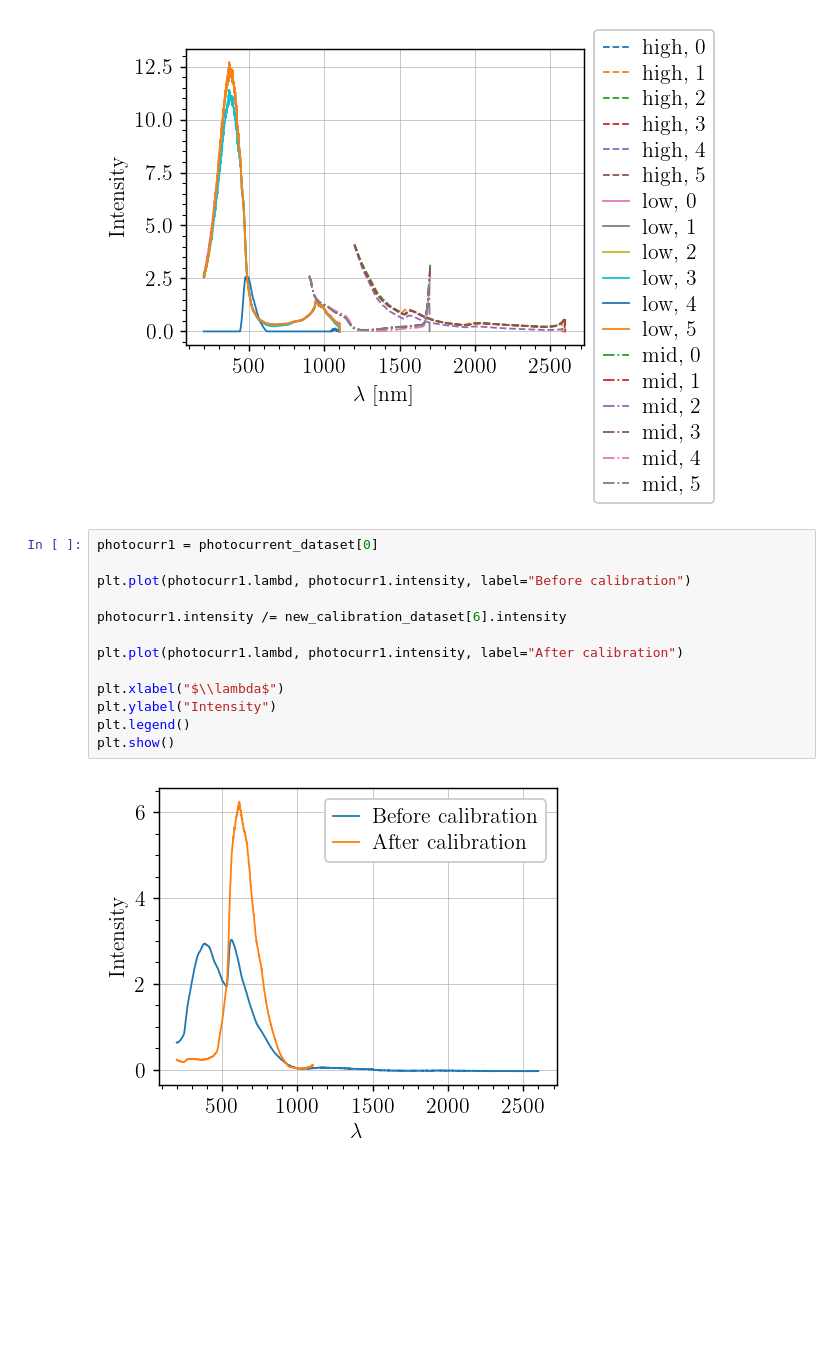
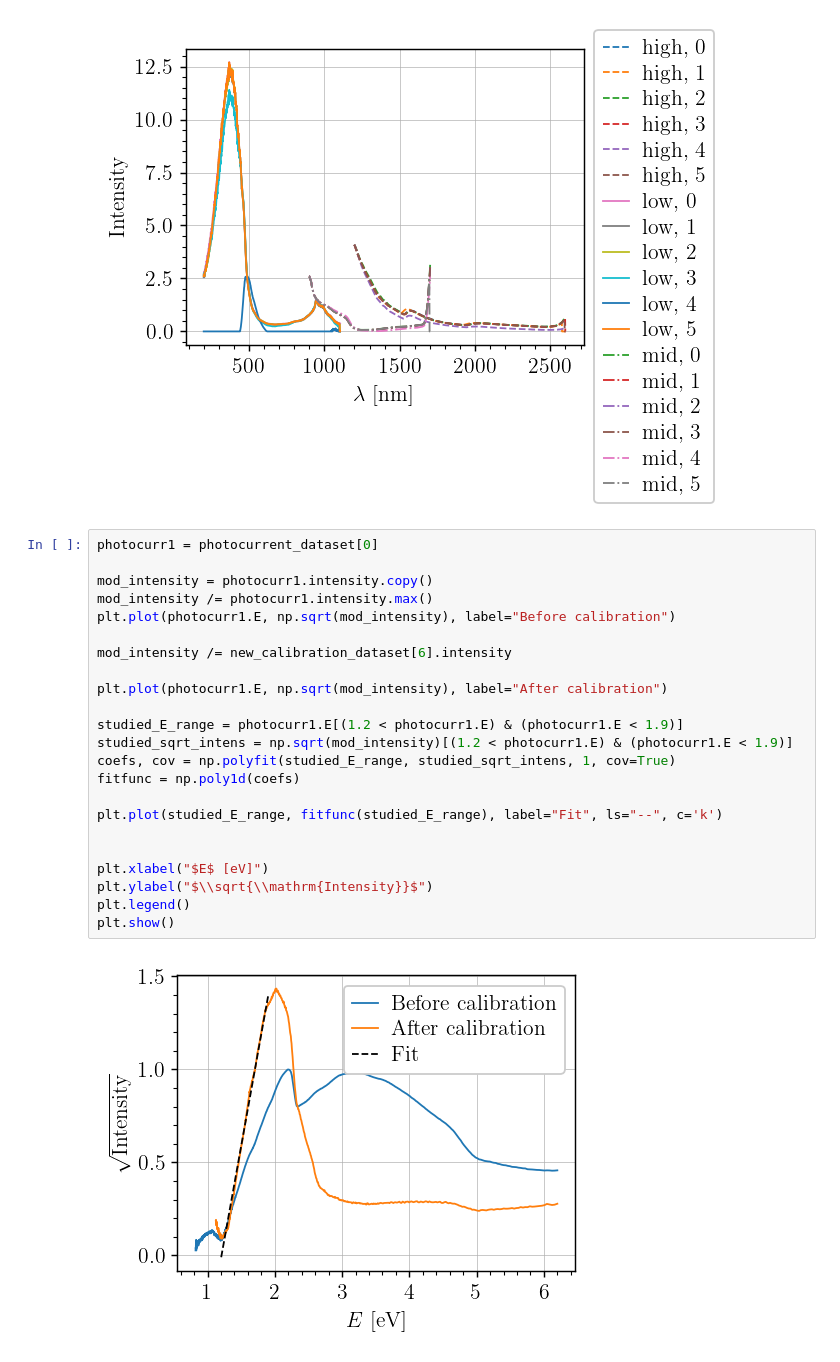
Before and after one commit to TomVdt/TPIII, a Jupyter notebook: 06-photoemission-interne/analyse/exp2_calibration.ipynb, the cells around one changed output. Drawn from its saved outputs; the diff is of its cells as text; blank space fills up the shorter version.

```diff
--- a/06-photoemission-interne/analyse/exp2_calibration.ipynb
+++ b/06-photoemission-interne/analyse/exp2_calibration.ipynb
@@ -77,18 +77,28 @@ plt.legend(bbox_to_anchor=(1,1.1))
 # %% [output]
 <matplotlib.legend.Legend at 0x...>
 [figure]
-# %%
-photocurr1 = photocurrent_dataset[0]
-
-plt.plot(photocurr1.lambd, photocurr1.intensity, label="Before calibration")
-
-photocurr1.intensity /= new_calibration_dataset[6].intensity
-
-plt.plot(photocurr1.lambd, photocurr1.intensity, label="After calibration")
-
-plt.xlabel("$\\lambda$")
-plt.ylabel("Intensity")
-plt.legend()
-plt.show()
-# %% [output]
-[figure, removed]
+# %%
+photocurr1 = photocurrent_dataset[0]
+
+mod_intensity = photocurr1.intensity.copy()
+mod_intensity /= photocurr1.intensity.max()
+plt.plot(photocurr1.E, np.sqrt(mod_intensity), label="Before calibration")
+
+mod_intensity /= new_calibration_dataset[6].intensity
+
+plt.plot(photocurr1.E, np.sqrt(mod_intensity), label="After calibration")
+
+studied_E_range = photocurr1.E[(1.2 < photocurr1.E) & (photocurr1.E < 1.9)]
+studied_sqrt_intens = np.sqrt(mod_intensity)[(1.2 < photocurr1.E) & (photocurr1.E < 1.9)]
+coefs, cov = np.polyfit(studied_E_range, studied_sqrt_intens, 1, cov=True)
+fitfunc = np.poly1d(coefs)
+
+plt.plot(studied_E_range, fitfunc(studied_E_range), label="Fit", ls="--", c='k')
+
+
+plt.xlabel("$E$ [eV]")
+plt.ylabel("$\\sqrt{\\mathrm{Intensity}}$")
+plt.legend()
+plt.show()
+# %% [output]
+[figure, added]
```
